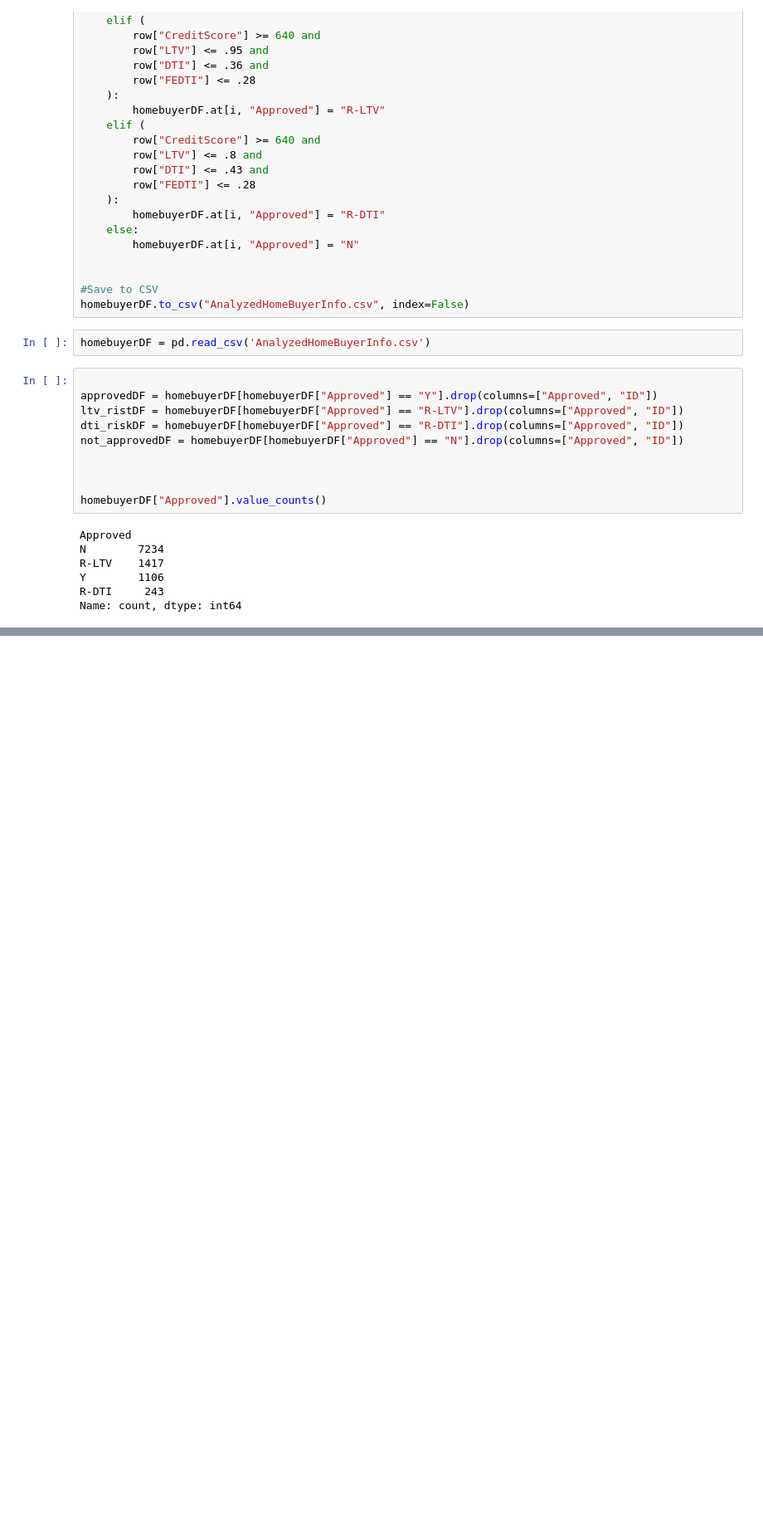
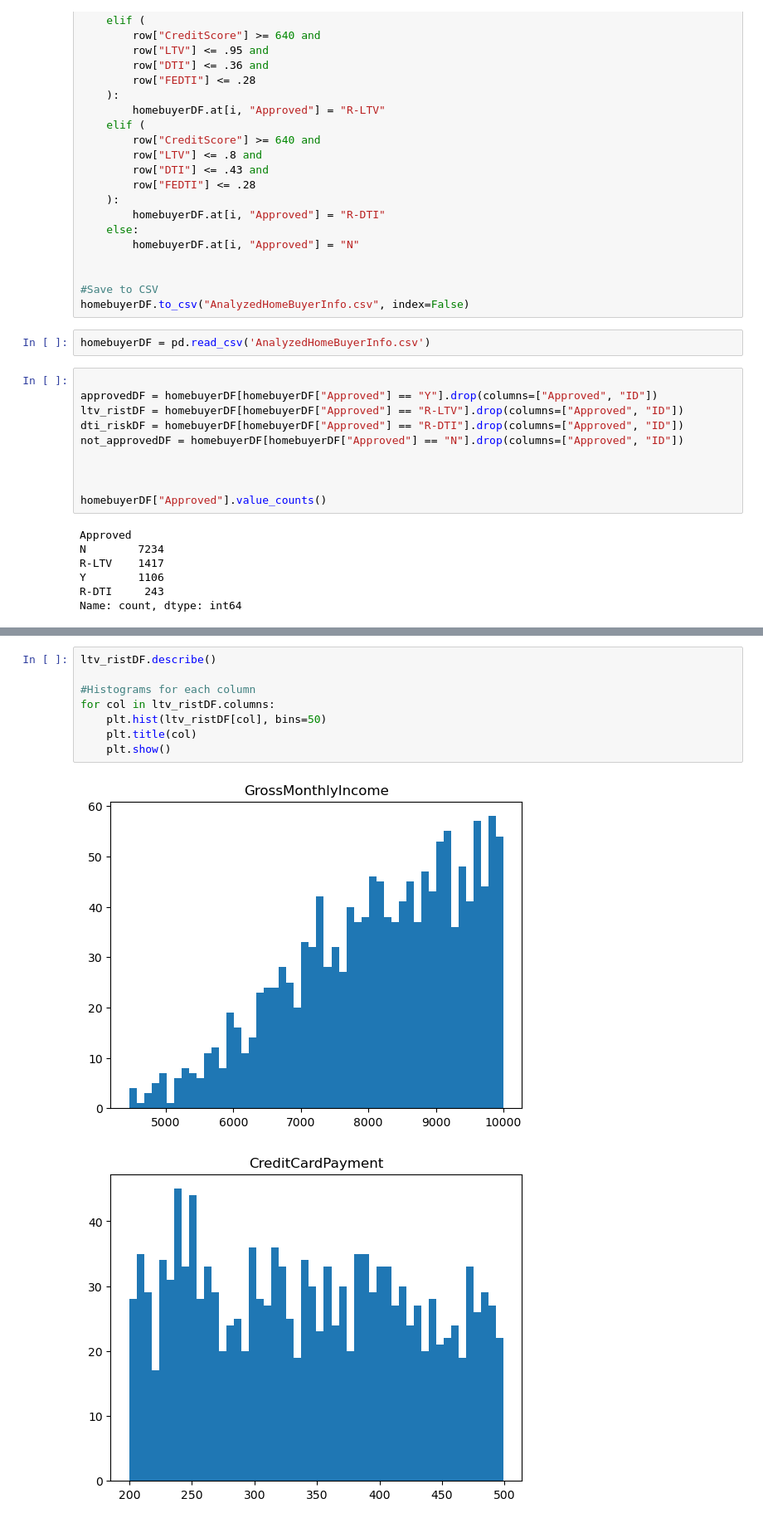
Before and after one commit to bellh14/HackUTD2023, a Jupyter notebook: DataAnalytics.ipynb, the cells around one changed output, grey strips where cells are left out. Shown at 83% size. Saved outputs shown, nothing was run; the diff lists cells and outputs as text; blank space fills up the shorter version.

```diff
--- a/DataAnalytics.ipynb
+++ b/DataAnalytics.ipynb
@@ -126,0 +161,11 @@ dti_riskDF.describe()
+# %%
+ltv_ristDF.describe()
+
+#Histograms for each column
+for col in ltv_ristDF.columns:
+    plt.hist(ltv_ristDF[col], bins=50)
+    plt.title(col)
+    plt.show()
+# %% [output]
+[figure, added]
+[figure, added]
```
Also changed, not shown: parts of 9 cells of this notebook.
